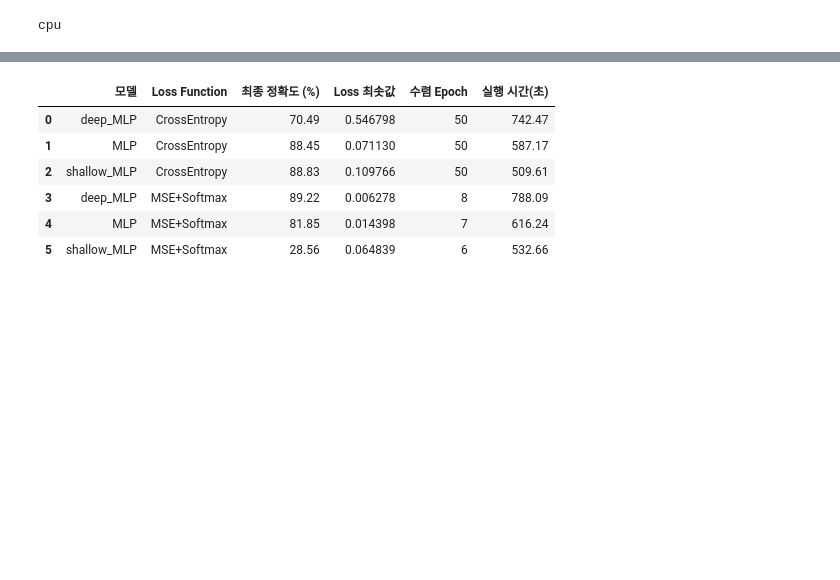
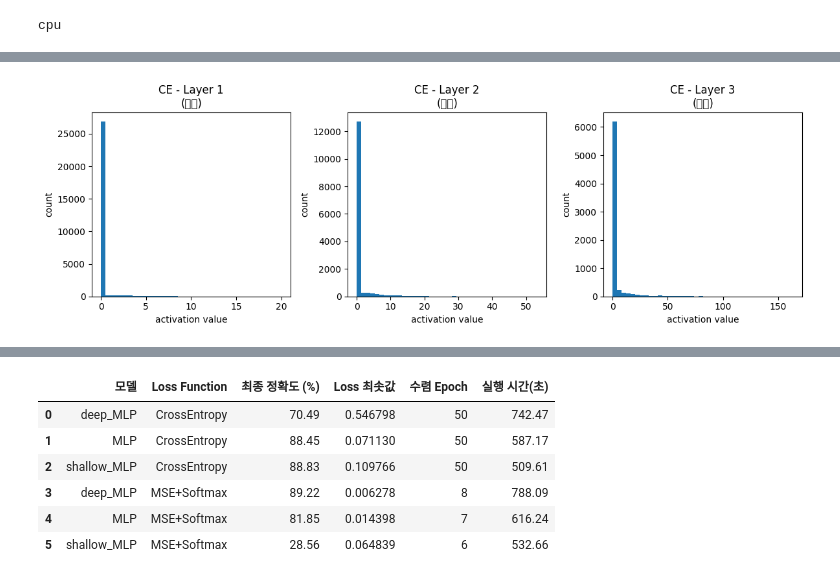
Before and after one commit to won-hj/2025_Capstone_Design, a Jupyter notebook: Lecture3/[HW_3]_MLP_신경망_성능에_영향을_주는_요소별_실험과_분석.ipynb, the cells around one changed output, grey strips where cells are left out. Drawn from its saved outputs; the diff is of its cells as text; code cells hidden in the pictures; blank space fills up the shorter version.

```diff
--- a/Lecture3/[HW_3]_MLP_신경망_성능에_영향을_주는_요소별_실험과_분석.ipynb
+++ b/Lecture3/[HW_3]_MLP_신경망_성능에_영향을_주는_요소별_실험과_분석.ipynb
@@ -751,0 +752,88 @@ metrics(loss_shallow_MSE, acc_shallow_MSE, lf)
+# %%
+import matplotlib.pyplot as plt
+
+def visualize_activation_distribution(model, dataset, label, epoch_tag=""):
+    """
+    특정 모델에서 각 은닉층의 활성화 출력 분포를 시각화합니다.
+    - model: 학습된 PyTorch 모델
+    - dataset: 시각화를 위한 입력 데이터 (예: test_loader)
+    - label: 모델 이름 (예: 'CrossEntropy', 'MSE')
+    - epoch_tag: '초기', '중간', '후반' 등 표시용 문자열
+    """
+
+    start = time.time()
+    #손실함수 및 옵티마이저 정의
+    criterion = nn.MSELoss()
+    optimizer = optim.Adam(model.parameters(), lr=learning_rate)
+    model = model.to(device)
+    train_loss = []
+    valid_acc = []
+    for epoch in range(num_epochs):
+
+      model.train()
+      total_loss = 0
+
+      for images, labels in train_loader:
+          images = images.reshape(-1, 28*28).to(device) #gpu사용 시 적용
+          labels = labels.to(device)
+
+          # ont hot encode
+          one_hot = F.one_hot(labels, num_classes).float() #float 이유: int64->float32
+
+          #순전파
+          outputs = F.softmax(model(images), dim=1) # shape: [128, 10]; 10에 대해 계산, 출력층에 softmax 입력
+          loss = criterion(outputs, one_hot) # mse 계산
+
+          # 역전파
+          optimizer.zero_grad()
+          loss.backward()
+          optimizer.step()
+
+          total_loss += loss.item()
+
+      avg_loss = total_loss/len(train_loader)
+      model.eval()
+      activations = []  # 각 은닉층 출력값 저장
+
+    with torch.no_grad():
+        for images, _ in dataset:
+            images = images.reshape(-1, 28*28)
+            x = images
+
+            # 순차적으로 은닉층 통과시키며 출력값 저장
+            x1 = F.relu(model.fc1(x))
+            activations.append(x1.numpy().flatten())
+
+            if hasattr(model, 'fc2'):
+                x2 = F.relu(model.fc2(x1))
+                activations.append(x2.numpy().flatten())
+
+            if hasattr(model, 'fc3'):
+                x3 = F.relu(model.fc3(x2))
+                activations.append(x3.numpy().flatten())
+
+            break  # 첫 배치만 사용 (시각화 목적)
+
+    # 시각화
+    plt.figure(figsize=(12, 4))
+    for i, act in enumerate(activations):
+        plt.subplot(1, len(activations), i+1)
+        plt.hist(act, bins=40)
+        plt.title(f'{label} - Layer {i+1}\n({epoch_tag})')
+        plt.xlabel('activation value')
+        plt.ylabel('count')
+
+    plt.tight_layout()
+    plt.show()
+
+
+# test_loader에서 한 배치 기준 시각화
+visualize_activation_distribution(deep_CE, test_loader, label="CE", epoch_tag="초기")
+visualize_activation_distribution(deep_CE, test_loader, label="CE", epoch_tag="중간")
+visualize_activation_distribution(deep_CE, test_loader, label="CE", epoch_tag="후반")
+
+visualize_activation_distribution(deep_MSE, test_loader, label="MSE", epoch_tag="초기")
+visualize_activation_distribution(deep_MSE, test_loader, label="MSE", epoch_tag="중간")
+visualize_activation_distribution(deep_MSE, test_loader, label="MSE", epoch_tag="후반")
+# %% [output]
+[figure, added]
```
Also changed, not shown: parts of 14 cells of this notebook.
